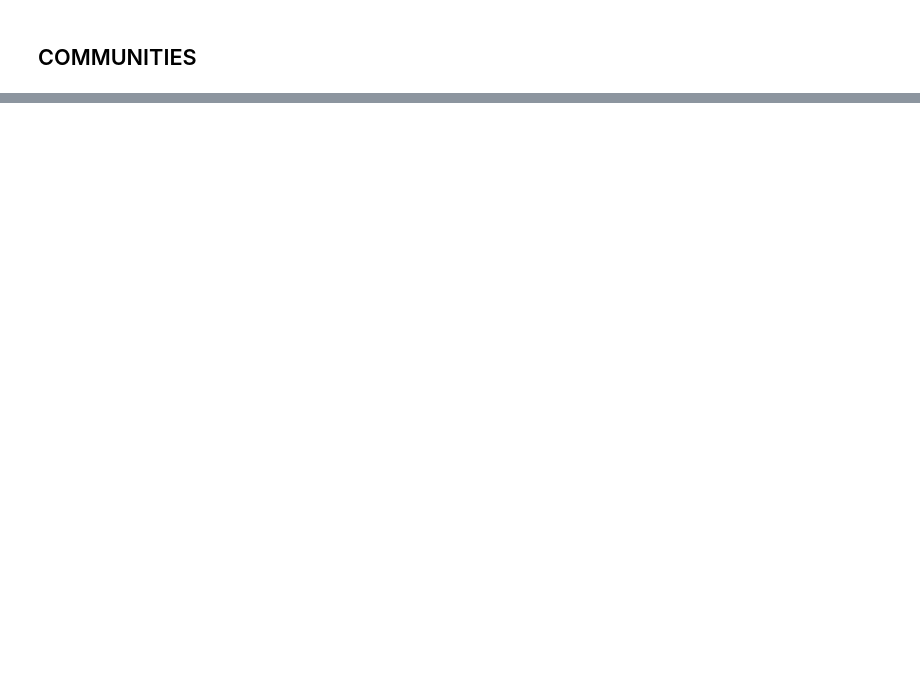
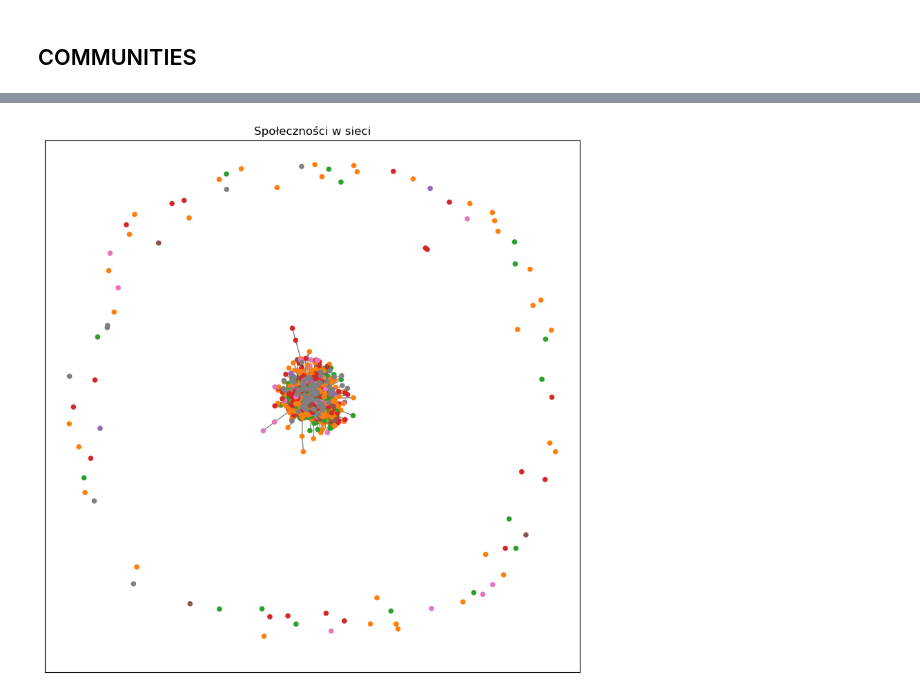
Before and after one commit to jakwisn/DTU-Social-Graphs-And-Interactions, a Jupyter notebook: communities.ipynb, the cells around one changed output, grey strips where cells are left out. Cells and saved outputs as stored; diff of their text form; code cells hidden in the pictures; blank space fills up the shorter version.

```diff
--- a/communities.ipynb
+++ b/communities.ipynb
@@ -297,0 +122,19 @@ Looking into how music history was shaped Extracting dates and locations from th
+# %%
+import networkx as nx
+import igraph as ig
+
+nx_graph = G
+
+vertex_mapping = {node: label for label, node in enumerate(nx_graph.nodes())}
+
+igraph_graph = ig.Graph.TupleList(nx_graph.edges(), directed=False)
+
+# communities FastGreedy
+communities = igraph_graph.community_fastgreedy()
+clusters = communities.as_clustering()
+
+print("The number of found communities:", len(clusters))
+for i, cluster in enumerate(clusters, start=1):
+    # Zamiana numerów wierzchołków na ich etykiety
+    cluster_labels = [list(nx_graph.nodes())[v] for v in cluster]
+    print(f"Community {i}: {cluster_labels}")
@@ -297,0 +157,38 @@ Looking into how music history was shaped Extracting dates and locations from th
+# %%
+import networkx as nx
+import igraph as ig
+import matplotlib.pyplot as plt
+import matplotlib.colors as mcolors
+
+# Twoja sieć w NetworkX
+nx_graph = G
+
+# Konwersja z NetworkX do formatu używanego przez igraph
+igraph_graph = ig.Graph.TupleList(nx_graph.edges(), directed=False)
+
+# Wykrywanie społeczności za pomocą algorytmu FastGreedy
+communities = igraph_graph.community_fastgreedy()
+clusters = communities.as_clustering()
+
+# Przygotowanie kolorów dla każdej społeczności
+colors = list(mcolors.TABLEAU_COLORS.values())  # Używamy predefiniowanych kolorów
+color_map = {node: 'grey' for node in nx_graph.nodes()}  # Domyślny kolor dla węzłów nieprzypisanych do społeczności
+
+for i, cluster in enumerate(clusters, start=1):
+    cluster_color = colors[i % len(colors)]  # Przypisz kolor dla społeczności
+    for v in cluster:
+        color_map[list(nx_graph.nodes())[v]] = cluster_color  # Przypisz kolor dla wierzchołka
+
+# Rysowanie grafu
+plt.figure(figsize=(10, 10))
+pos = nx.spring_layout(nx_graph)  # Układ węzłów
+
+# Węzły i krawędzie grafu
+nx.draw_networkx_edges(nx_graph, pos, alpha=0.5)
+nx.draw_networkx_nodes(nx_graph, pos, node_color=[color_map[node] for node in nx_graph.nodes()], node_size=20)
+#nx.draw_networkx_labels(nx_graph, pos)
+
+plt.title("Społeczności w sieci")
+plt.show()
+# %% [output]
+[figure, added]
```
Also changed, not shown: parts of 43 cells of this notebook, 9 other files.
